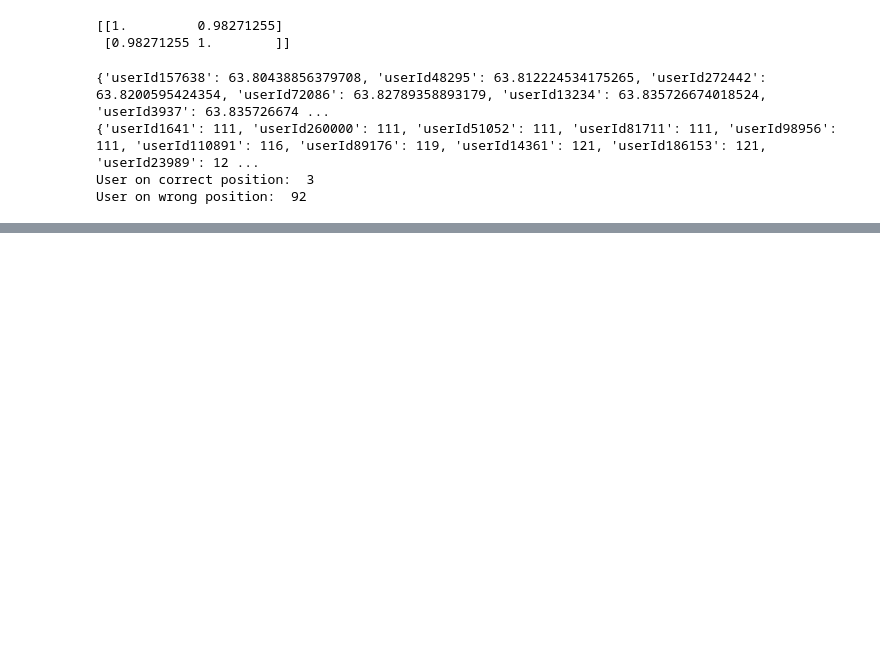
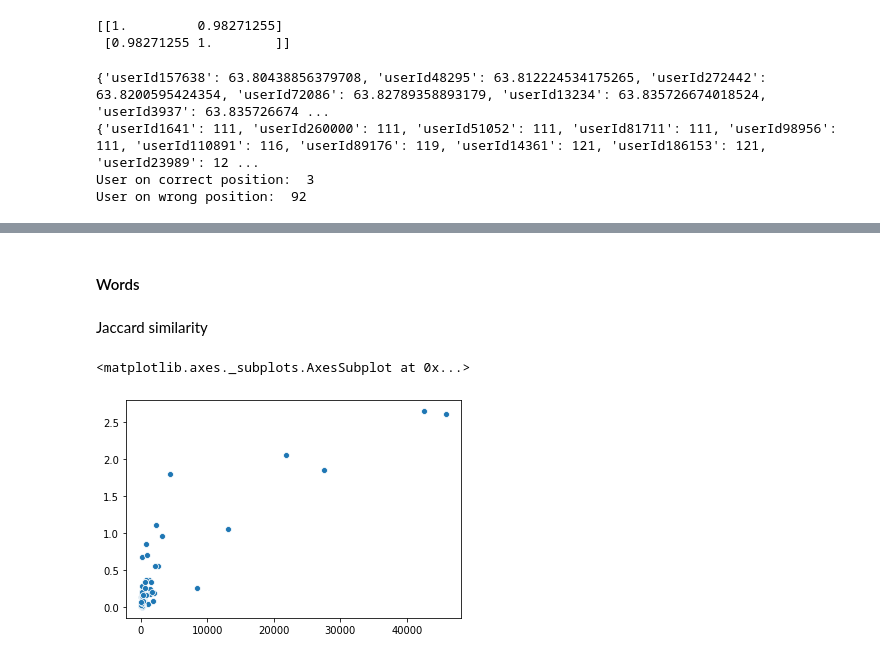
Before and after one commit to Denissovan/DP-user_parsing, a Jupyter notebook: SE_parsing.ipynb, the cells around one changed output, grey strips where cells are left out. Saved outputs shown, nothing was run; the diff lists cells and outputs as text; code cells hidden in the pictures; blank space fills up the shorter version.

```diff
--- a/SE_parsing.ipynb
+++ b/SE_parsing.ipynb
@@ -1008,0 +1116,16 @@ User on wrong position:  92
+# %% [markdown]
+#### Words
+# %%
+user_dict_words = model_processing_utils.join_phrases_into_words(user_dict, "users")
+enriched_merged_book = model_processing_utils.join_phrases_into_words(enriched_merged_book)
+# %% [markdown]
+Jaccard similarity
+# %%
+words_overal_jacq_sim = { key : metrics.jaccard_similarity(enriched_merged_book, user_dict_words[key]) for key in user_dict_words.keys()}
+# %%
+np_words_jacq_sim = np.array(list(words_overal_jacq_sim.values()))
+
+sb.scatterplot(np_user_rep, np_words_jacq_sim)
+# %% [output]
+<matplotlib.axes._subplots.AxesSubplot at 0x...>
+[figure, added]
```
Also changed, not shown: parts of 82 cells of this notebook.
